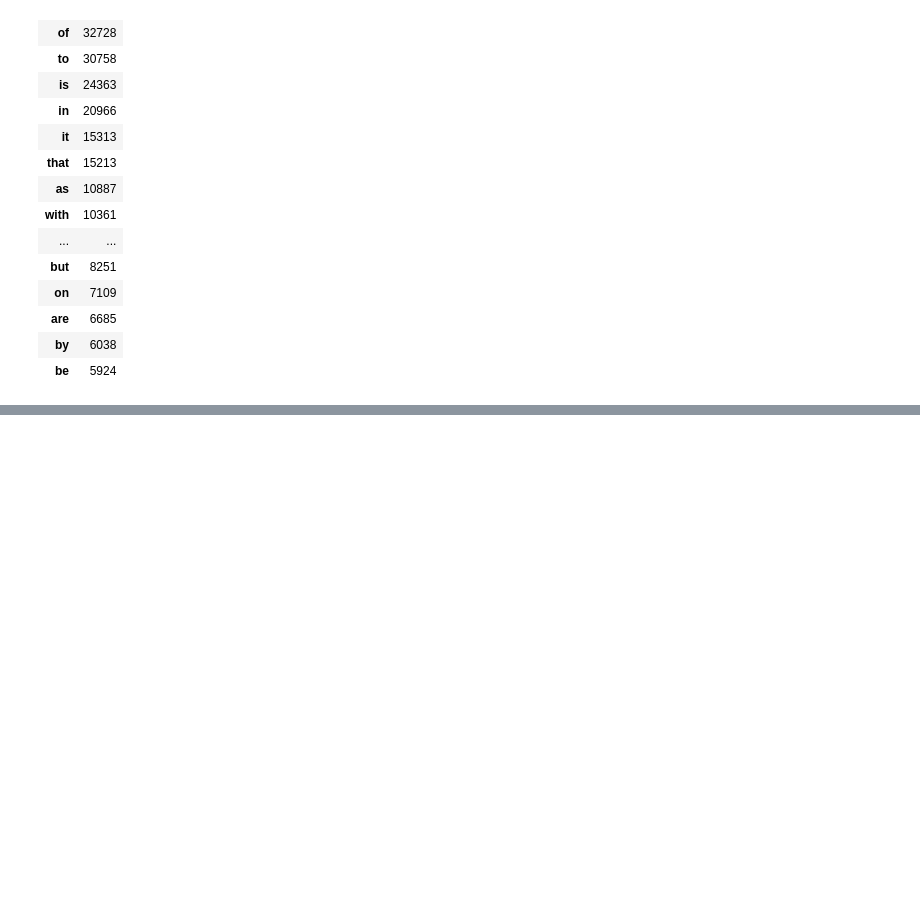
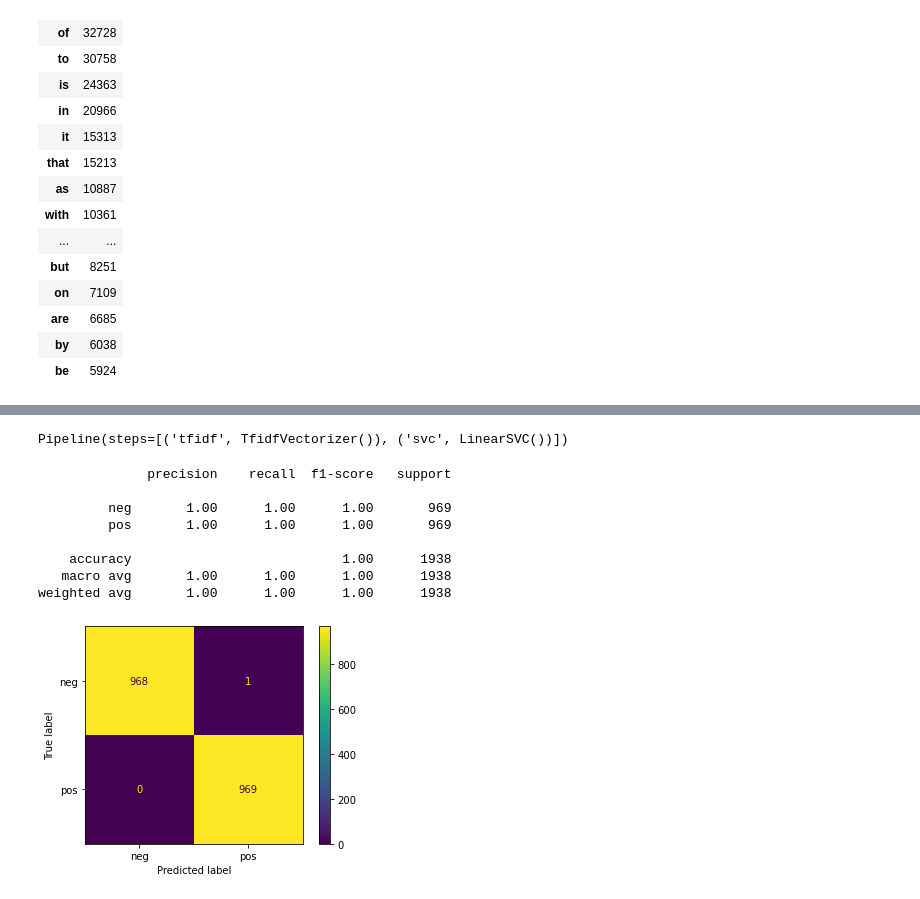
Before and after one commit to Naveen-janakiraman/Projects, a Jupyter notebook: U DS Text classification project .ipynb, the cells around one changed output, grey strips where cells are left out. Drawn from its saved outputs; the diff is of its cells as text; code cells hidden in the pictures; blank space fills up the shorter version.

```diff
--- a/U DS Text classification project .ipynb
+++ b/U DS Text classification project .ipynb
@@ -121,0 +126,3 @@ A.nlargest(20,columns=1).set_index(0)
+# %%
+y=data['label']
+X=data['review']
@@ -121,0 +135,9 @@ A.nlargest(20,columns=1).set_index(0)
+# %%
+from sklearn.svm import LinearSVC
+from sklearn.pipeline import Pipeline
+
+pipe=Pipeline([('tfidf',TfidfVectorizer()),('svc',LinearSVC())])
+# %%
+pipe.fit(X,y)
+# %% [output]
+Pipeline(steps=[('tfidf', TfidfVectorizer()), ('svc', LinearSVC())])
@@ -121,0 +146,17 @@ A.nlargest(20,columns=1).set_index(0)
+# %%
+def report(model):
+    preds=model.predict(X)
+    print(classification_report(y,preds))
+    plot_confusion_matrix(model,X,y)
+# %%
+report(pipe)
+# %% [output]
+              precision    recall  f1-score   support
+
+         neg       1.00      1.00      1.00       969
+         pos       1.00      1.00      1.00       969
+
+    accuracy                           1.00      1938
+   macro avg       1.00      1.00      1.00      1938
+weighted avg       1.00      1.00      1.00      1938
+[figure, added]
```
Also changed, not shown: parts of 4 cells of this notebook.
